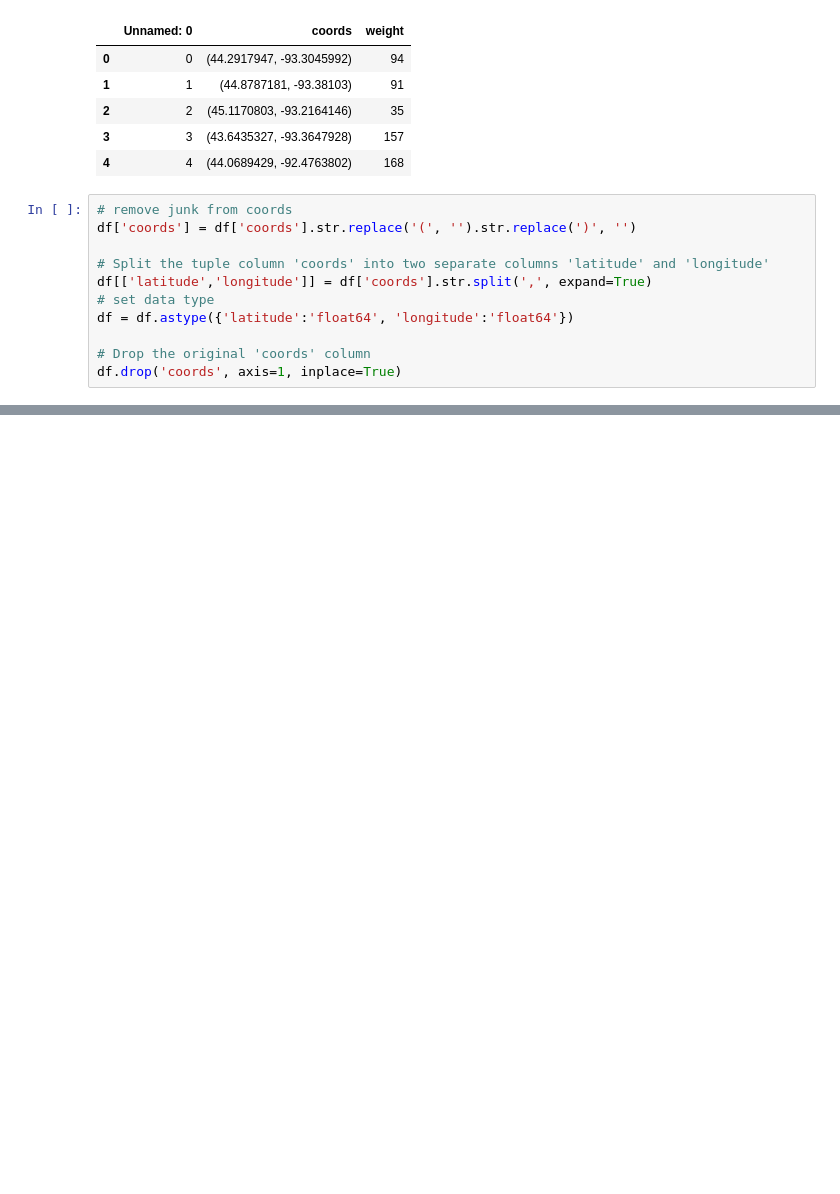
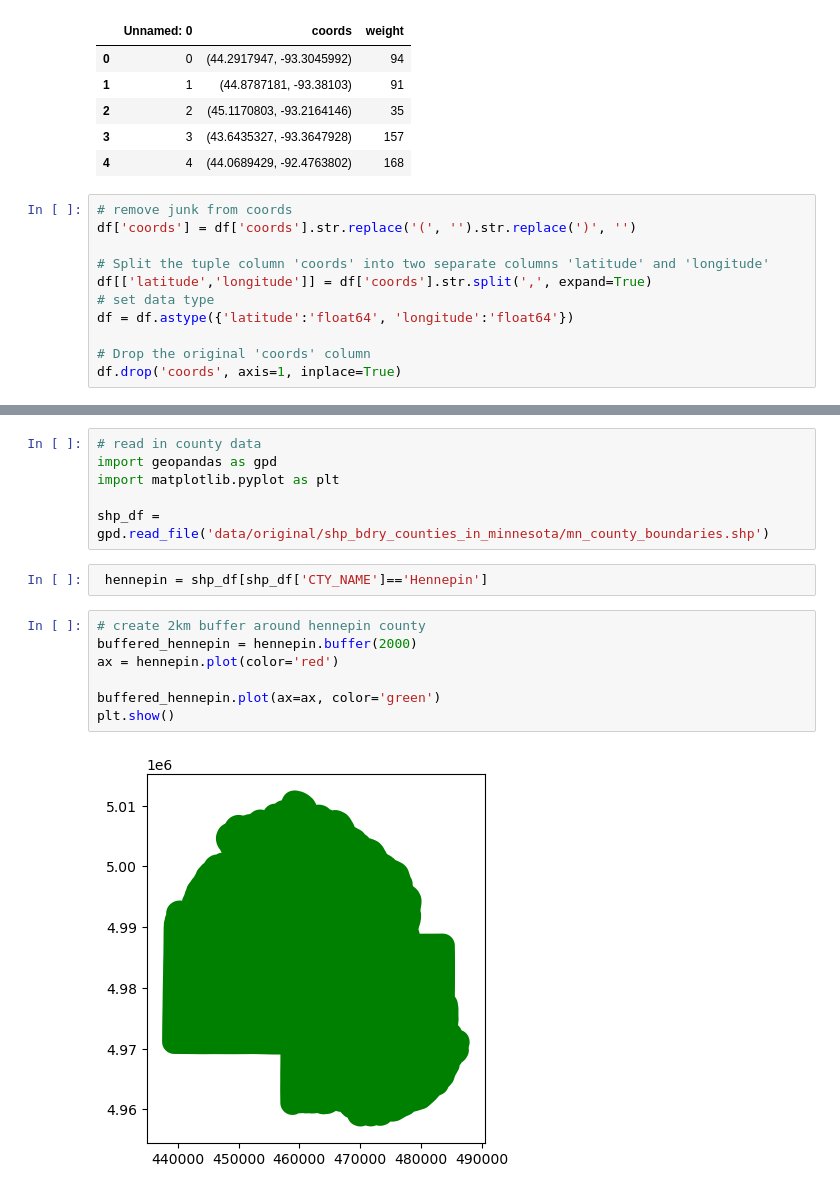
Before and after one commit to dreyco676/mn_childcare, a Jupyter notebook: kde.ipynb, the cells around one changed output, grey strips where cells are left out. Drawn from its saved outputs; the diff is of its cells as text; blank space fills up the shorter version.

```diff
--- a/kde.ipynb
+++ b/kde.ipynb
@@ -34,0 +50,17 @@ ValueError: aweights cannot be negative
+# %%
+# read in county data
+import geopandas as gpd
+import matplotlib.pyplot as plt
+
+shp_df = gpd.read_file('data/original/shp_bdry_counties_in_minnesota/mn_county_boundaries.shp')
+# %%
+ hennepin = shp_df[shp_df['CTY_NAME']=='Hennepin']
+# %%
+# create 2km buffer around hennepin county
+buffered_hennepin = hennepin.buffer(2000)
+ax = hennepin.plot(color='red')
+
+buffered_hennepin.plot(ax=ax, color='green')
+plt.show()
+# %% [output]
+[figure, added]
```
Also changed, not shown: parts of 8 cells of this notebook, 53 other files.
